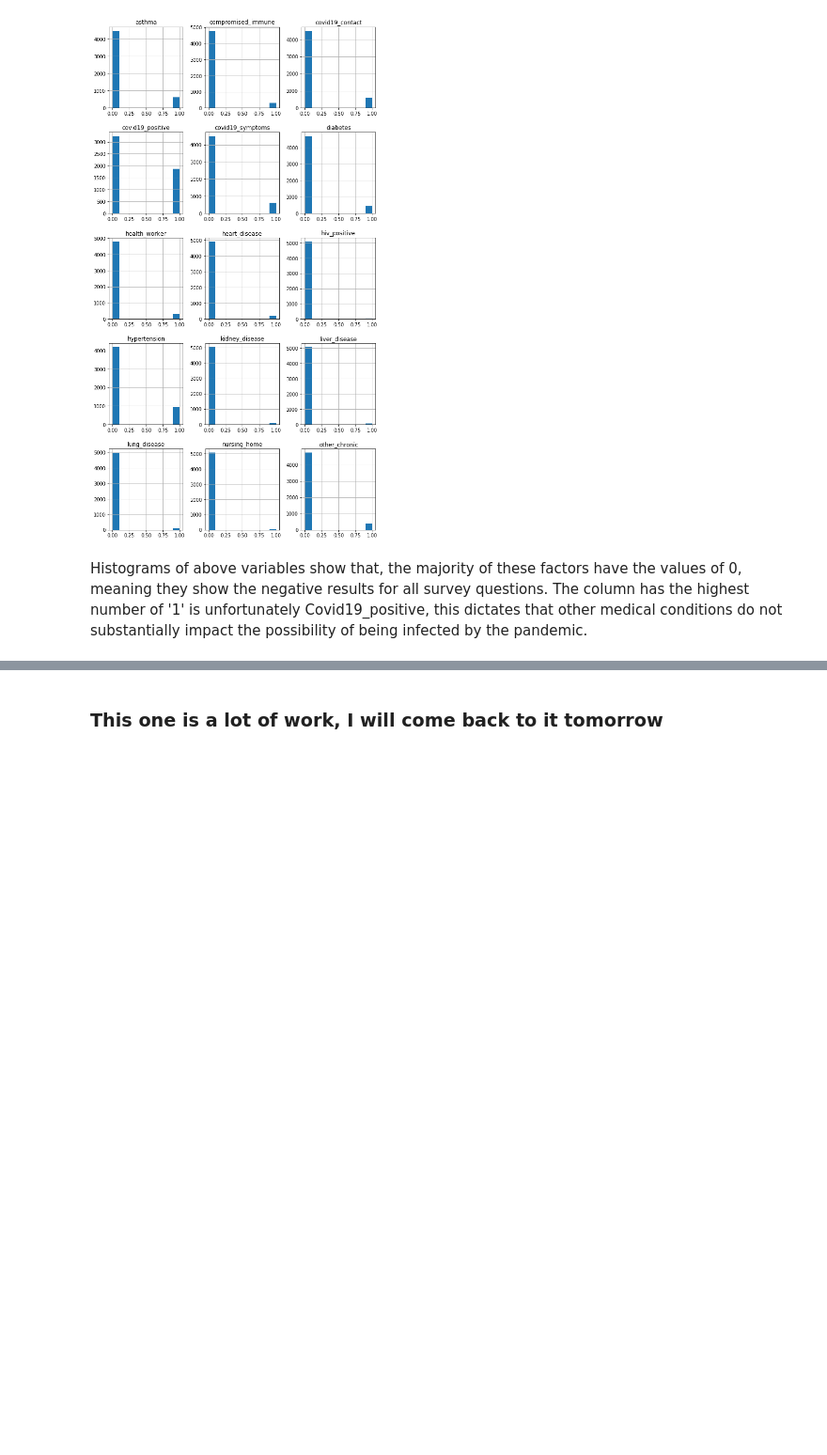
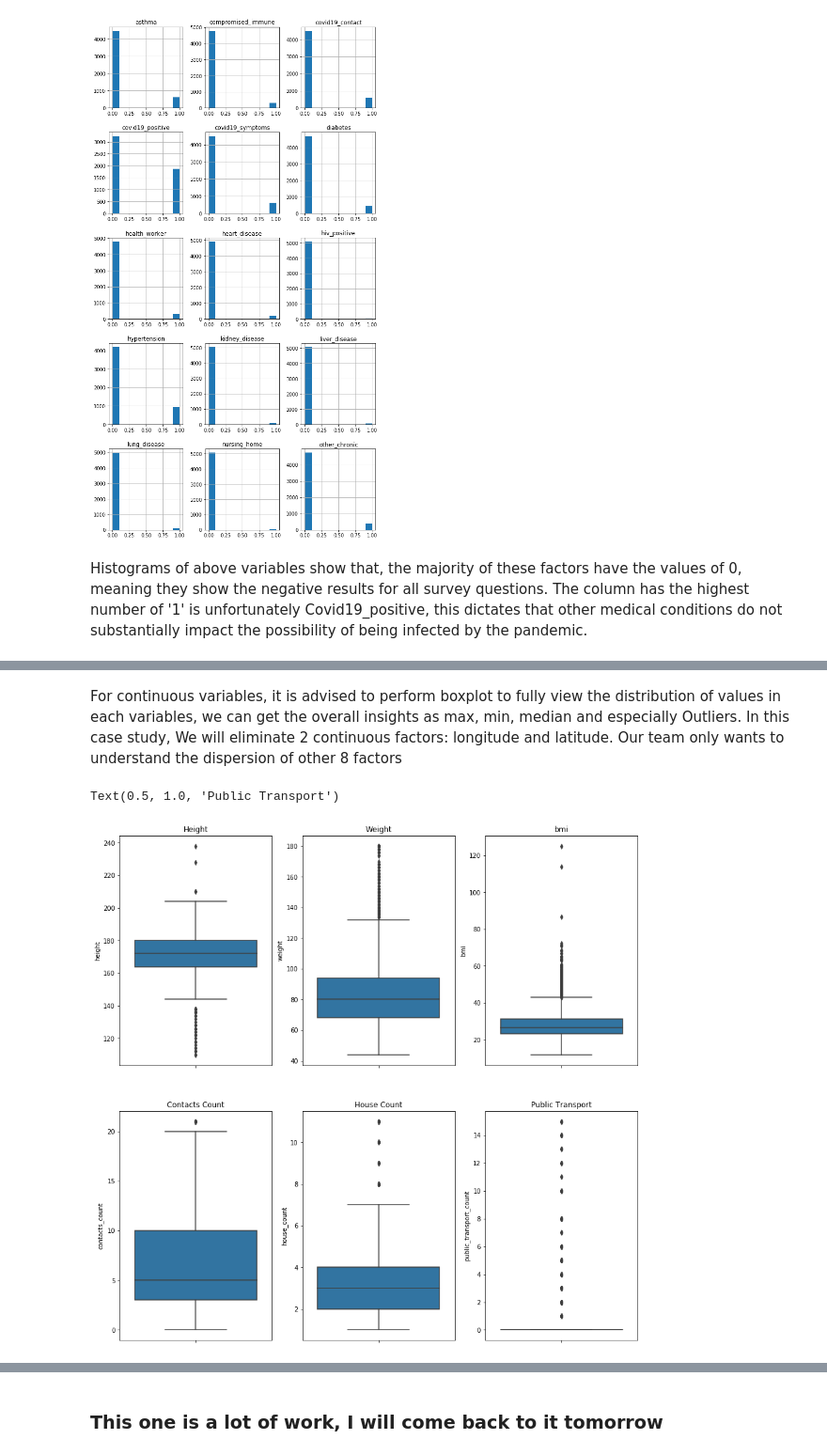
Before and after one commit to thanh31596/ds_covid_proj, a Jupyter notebook: covid_explore.ipynb, the cells around one changed output, grey strips where cells are left out. Shown at 94% size. Cells and saved outputs as stored; diff of their text form; code cells hidden in the pictures; blank space fills up the shorter version.

```diff
--- a/covid_explore.ipynb
+++ b/covid_explore.ipynb
@@ -423,0 +410,13 @@ ax = sns.stripplot(x="contacts_count", y="sex", data=df)
+# %% [markdown]
+For continuous variables, it is advised to perform boxplot to fully view the distribution of values in each variables, we can get the overall insights as max, min, median and especially Outliers. In this case study, We will eliminate 2 continuous factors: longitude and latitude. Our team only wants to understand the dispersion of other 8 factors
+# %%
+fig, axs = plt.subplots(2, 3,figsize=(15,15))
+sns.boxplot(x='height', data=df, orient='v', ax=axs[0,0]).set_title('Height')
+sns.boxplot(x='weight', data=df, orient='v', ax=axs[0,1]).set_title('Weight')
+sns.boxplot(x='bmi', data=df, orient='v', ax=axs[0,2]).set_title('bmi')
+sns.boxplot(x='contacts_count', data=df, orient='v', ax=axs[1,0]).set_title('Contacts Count')
+sns.boxplot(x='house_count', data=df, orient='v', ax=axs[1,1]).set_title('House Count')
+sns.boxplot(x='public_transport_count', data=df, orient='v', ax=axs[1,2]).set_title('Public Transport')
+# %% [output]
+Text(0.5, 1.0, 'Public Transport')
+[figure, added]
```
Also changed, not shown: parts of 60 cells of this notebook.
